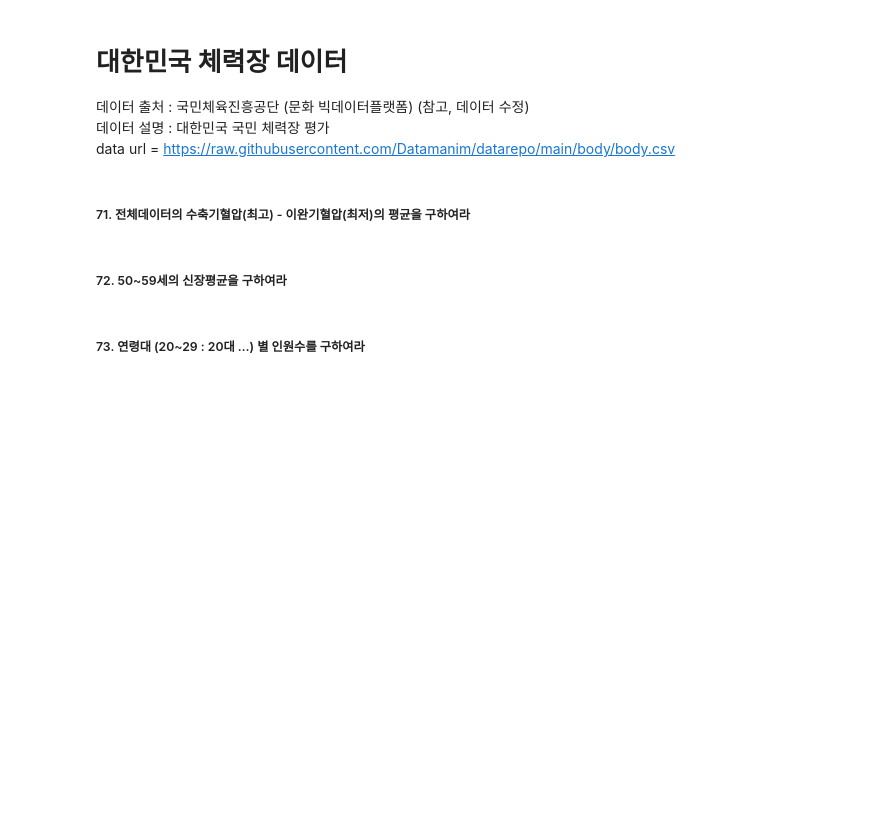
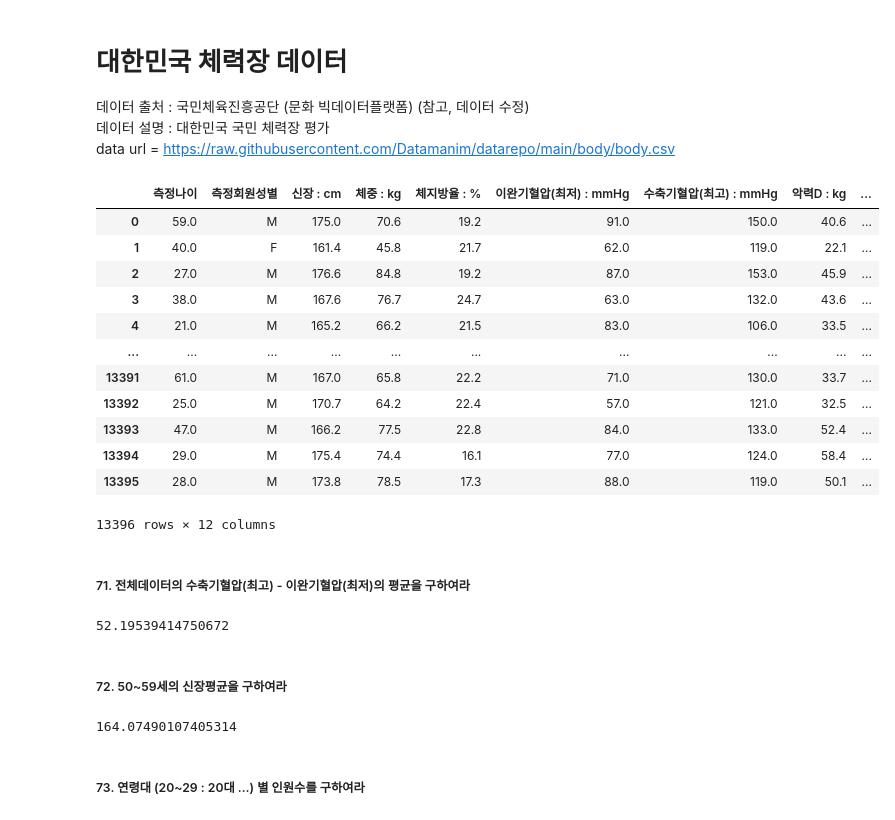
Before and after one commit to cms6090/Big-Data-Analysis, a Jupyter notebook: 1유형/데이터 마이닝.ipynb, the cells around one changed output. Cells and saved outputs as stored; diff of their text form; code cells hidden in the pictures; blank space fills up the shorter version.

```diff
--- a/1유형/데이터 마이닝.ipynb
+++ b/1유형/데이터 마이닝.ipynb
@@ -852,9 +1023,34 @@ df
 데이터 출처 : 국민체육진흥공단 (문화 빅데이터플랫폼) (참고, 데이터 수정)
 데이터 설명 : 대한민국 국민 체력장 평가
 data url = https://raw.githubusercontent.com/Datamanim/datarepo/main/body/body.csv
+# %%
+df = pd.read_csv("https://raw.githubusercontent.com/Datamanim/datarepo/main/body/body.csv")
+df
+# %% [output]
+|  | 측정나이 | 측정회원성별 | 신장 : cm | 체중 : kg | 체지방율 : % | 이완기혈압(최저) : mmHg | 수축기혈압(최고) : mmHg | 악력D : kg | ... |
+| 0 | 59.0 | M | 175.0 | 70.6 | 19.2 | 91.0 | 150.0 | 40.6 | ... |
+| 1 | 40.0 | F | 161.4 | 45.8 | 21.7 | 62.0 | 119.0 | 22.1 | ... |
+| 2 | 27.0 | M | 176.6 | 84.8 | 19.2 | 87.0 | 153.0 | 45.9 | ... |
+| 3 | 38.0 | M | 167.6 | 76.7 | 24.7 | 63.0 | 132.0 | 43.6 | ... |
+| 4 | 21.0 | M | 165.2 | 66.2 | 21.5 | 83.0 | 106.0 | 33.5 | ... |
+| ... | ... | ... | ... | ... | ... | ... | ... | ... | ... |
+| 13391 | 61.0 | M | 167.0 | 65.8 | 22.2 | 71.0 | 130.0 | 33.7 | ... |
+| 13392 | 25.0 | M | 170.7 | 64.2 | 22.4 | 57.0 | 121.0 | 32.5 | ... |
+| 13393 | 47.0 | M | 166.2 | 77.5 | 22.8 | 84.0 | 133.0 | 52.4 | ... |
+| 13394 | 29.0 | M | 175.4 | 74.4 | 16.1 | 77.0 | 124.0 | 58.4 | ... |
+| 13395 | 28.0 | M | 173.8 | 78.5 | 17.3 | 88.0 | 119.0 | 50.1 | ... |
+13396 rows × 12 columns
 # %% [markdown]
 ##### 71. 전체데이터의 수축기혈압(최고) - 이완기혈압(최저)의 평균을 구하여라
+# %%
+print((df["수축기혈압(최고) : mmHg"] - df["이완기혈압(최저) : mmHg"]).mean())
+# %% [output]
+52.19539414750672
 # %% [markdown]
 ##### 72. 50~59세의 신장평균을 구하여라
+# %%
+print(df[(df["측정나이"] >= 50) & (df["측정나이"] <= 59)]["신장 : cm"].mean())
+# %% [output]
+164.07490107405314
 # %% [markdown]
 ##### 73. 연령대 (20~29 : 20대 …) 별 인원수를 구하여라
```
Also changed, not shown: parts of 62 cells of this notebook, 1 other file.
